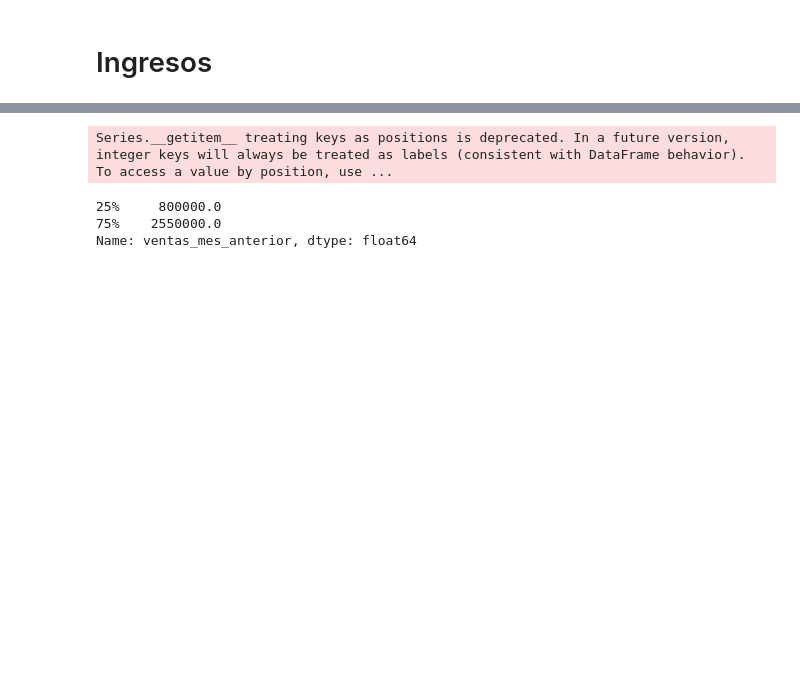
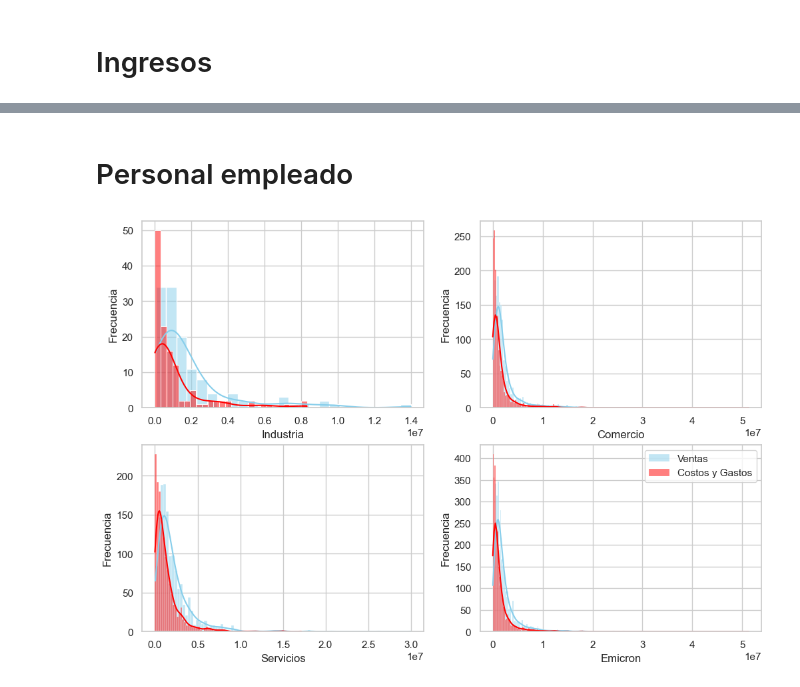
Before and after one commit to Ingenieco/dane, a Jupyter notebook: codigos_2024/analisis_descriptivo_moviles.ipynb, the cells around one changed output, grey strips where cells are left out. Cells and saved outputs as stored; diff of their text form; code cells hidden in the pictures; blank space fills up the shorter version.

```diff
--- a/codigos_2024/analisis_descriptivo_moviles.ipynb
+++ b/codigos_2024/analisis_descriptivo_moviles.ipynb
@@ -175,7 +168,0 @@ plt.legend(loc = 'upper right', title = 'CIIU', fontsize = 'small')
-# %%
-emicron_m22['ventas_mes_anterior'].describe()[[4,6]]
-# %% [output]
-Series.__getitem__ treating keys as positions is deprecated. In a future version, integer keys will always be treated as labels (consistent with DataFrame behavior). To access a value by position, use ...
-25%     800000.0
-75%    2550000.0
-Name: ventas_mes_anterior, dtype: float64
@@ -181,0 +171,32 @@ Name: ventas_mes_anterior, dtype: float64
+# %% [markdown]
+# Personal empleado
+# %%
+sns.set_theme(style = "whitegrid", palette = "pastel")
+fig, ax = plt.subplots(2, 2, figsize = (12, 8))
+
+sns.histplot(data = emicron_m[['ventas_mes_anterior', 'cyg']][emicron_m['grupos4'] == 2], x = 'ventas_mes_anterior', color ="skyblue", label = "Ventas industria", kde=True, ax = ax[0,0])
+sns.histplot(data = emicron_m[['ventas_mes_anterior', 'cyg']][emicron_m['grupos4'] == 2], x = 'cyg', color ="red", label = "Costos y Gastos comercio", kde=True, ax = ax[0,0])
+ax[0,0].set_xlabel("Industria")
+ax[0,0].set_ylabel("Frecuencia")
+
+sns.histplot(data = emicron_m[['ventas_mes_anterior', 'cyg']][emicron_m['grupos4'] == 3], x = 'ventas_mes_anterior', color ="skyblue", label = "Ventas comercio", kde=True, ax = ax[0,1])
+sns.histplot(data = emicron_m[['ventas_mes_anterior', 'cyg']][emicron_m['grupos4'] == 3], x = 'cyg', color ="red", label = "Costos y Gastos comercio", kde=True, ax = ax[0,1])
+ax[0,1].set_xlabel("Comercio")
+ax[0,1].set_ylabel("Frecuencia")
+
+sns.histplot(data = emicron_m[['ventas_mes_anterior', 'cyg']][emicron_m['grupos4'] == 4], x = 'ventas_mes_anterior', color ="skyblue", label = "Ventas servicios", kde=True, ax = ax[1,0])
+sns.histplot(data = emicron_m[['ventas_mes_anterior', 'cyg']][emicron_m['grupos4'] == 4], x = 'cyg', color ="red", label = "Costos y Gastos servicios", kde=True, ax = ax[1,0])
+ax[1,0].set_xlabel("Servicios")
+ax[1,0].set_ylabel("Frecuencia")
+
+sns.histplot(data = emicron_m[['ventas_mes_anterior', 'cyg']], x = 'ventas_mes_anterior', color ="skyblue", label = "Ventas", kde=True, ax = ax[1,1])
+sns.histplot(data = emicron_m[['ventas_mes_anterior', 'cyg']], x = 'cyg', color ="red", label = "Costos y Gastos", kde=True, ax = ax[1,1])
+ax[1,1].set_xlabel("Emicron")
+ax[1,1].set_ylabel("Frecuencia")
+
+ylabel = ('')
+
+plt.legend()
+plt.show()
+# %% [output]
+[figure, added]
```
Also changed, not shown: parts of 12 cells of this notebook, 3 other files.
